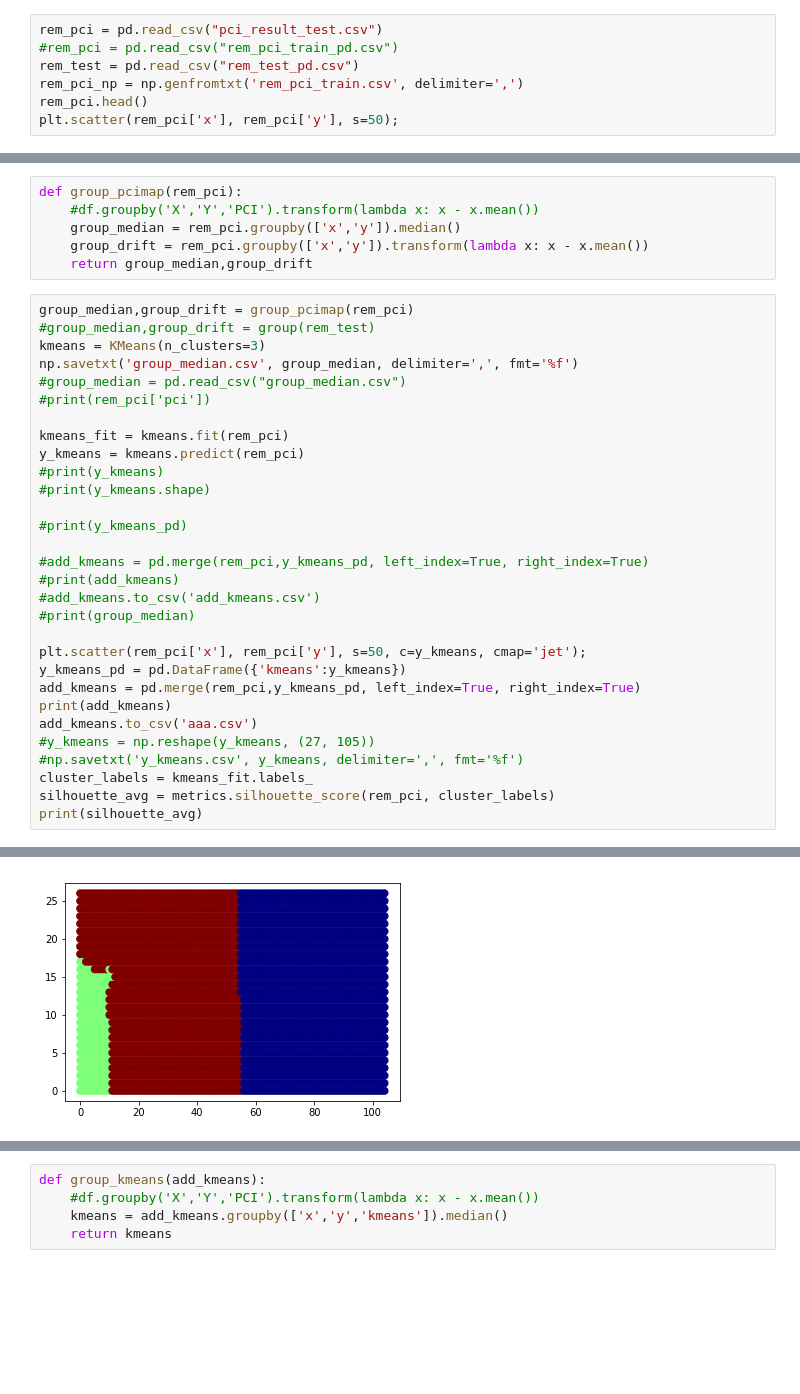
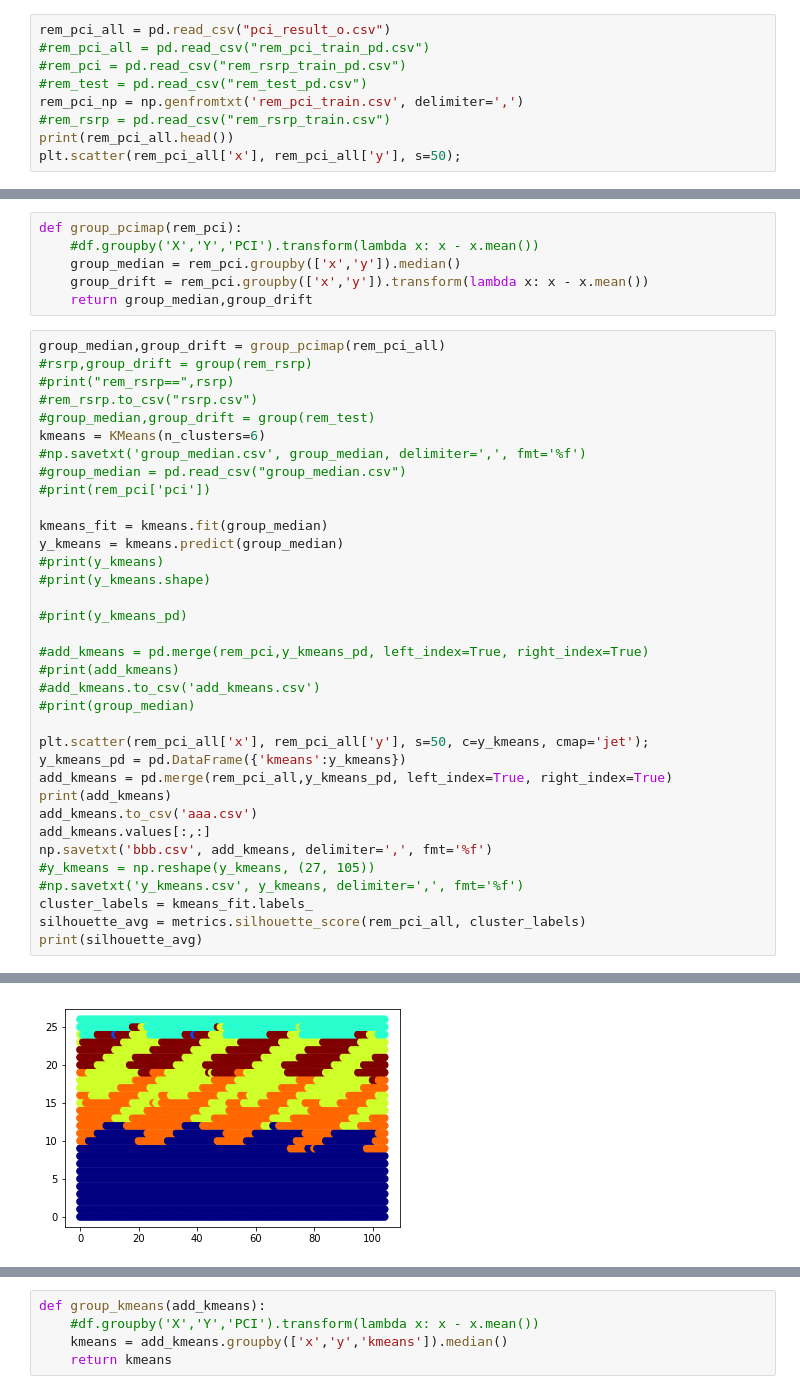
Before and after one commit to KJtiming/RadioMap, a Jupyter notebook: cluster.ipynb, the cells around one changed output, grey strips where cells are left out. Drawn from its saved outputs; the diff is of its cells as text; blank space fills up the shorter version.

Commit message:
cluster

```diff
--- a/cluster.ipynb
+++ b/cluster.ipynb
@@ -35,9 +37,11 @@ from sklearn.mixture import GMM
 #from data_handle import *
 # %%
-rem_pci = pd.read_csv("pci_result_test.csv")
-#rem_pci = pd.read_csv("rem_pci_train_pd.csv")
-rem_test = pd.read_csv("rem_test_pd.csv")
+rem_pci_all = pd.read_csv("pci_result_o.csv")
+#rem_pci_all = pd.read_csv("rem_pci_train_pd.csv")
+#rem_pci = pd.read_csv("rem_rsrp_train_pd.csv")
+#rem_test = pd.read_csv("rem_test_pd.csv")
 rem_pci_np = np.genfromtxt('rem_pci_train.csv', delimiter=',')
-rem_pci.head()
-plt.scatter(rem_pci['x'], rem_pci['y'], s=50);
+#rem_rsrp = pd.read_csv("rem_rsrp_train.csv")
+print(rem_pci_all.head())
+plt.scatter(rem_pci_all['x'], rem_pci_all['y'], s=50);
 # %% [output]
@@ -55,15 +65,18 @@ def group_pcimap(rem_pci):
     group_drift = rem_pci.groupby(['x','y']).transform(lambda x: x - x.mean())
     return group_median,group_drift
 # %%
-group_median,group_drift = group_pcimap(rem_pci)
+group_median,group_drift = group_pcimap(rem_pci_all)
+#rsrp,group_drift = group(rem_rsrp)
+#print("rem_rsrp==",rsrp)
+#rem_rsrp.to_csv("rsrp.csv")
 #group_median,group_drift = group(rem_test)
-kmeans = KMeans(n_clusters=3)
-np.savetxt('group_median.csv', group_median, delimiter=',', fmt='%f')
+kmeans = KMeans(n_clusters=6)
+#np.savetxt('group_median.csv', group_median, delimiter=',', fmt='%f')
 #group_median = pd.read_csv("group_median.csv")
 #print(rem_pci['pci'])
 
-kmeans_fit = kmeans.fit(rem_pci)
-y_kmeans = kmeans.predict(rem_pci)
+kmeans_fit = kmeans.fit(group_median)
+y_kmeans = kmeans.predict(group_median)
 #print(y_kmeans)
 #print(y_kmeans.shape)
 
@@ -74,14 +87,16 @@ y_kmeans = kmeans.predict(rem_pci)
 #add_kmeans.to_csv('add_kmeans.csv')
 #print(group_median)
 
-plt.scatter(rem_pci['x'], rem_pci['y'], s=50, c=y_kmeans, cmap='jet');
+plt.scatter(rem_pci_all['x'], rem_pci_all['y'], s=50, c=y_kmeans, cmap='jet');
 y_kmeans_pd = pd.DataFrame({'kmeans':y_kmeans})
-add_kmeans = pd.merge(rem_pci,y_kmeans_pd, left_index=True, right_index=True)
+add_kmeans = pd.merge(rem_pci_all,y_kmeans_pd, left_index=True, right_index=True)
 print(add_kmeans)
 add_kmeans.to_csv('aaa.csv')
+add_kmeans.values[:,:]
+np.savetxt('bbb.csv', add_kmeans, delimiter=',', fmt='%f')
 #y_kmeans = np.reshape(y_kmeans, (27, 105))
 #np.savetxt('y_kmeans.csv', y_kmeans, delimiter=',', fmt='%f')
 cluster_labels = kmeans_fit.labels_
-silhouette_avg = metrics.silhouette_score(rem_pci, cluster_labels)
+silhouette_avg = metrics.silhouette_score(rem_pci_all, cluster_labels)
 print(silhouette_avg)
 # %% [output]
@@ -105 +120 @@ print(silhouette_avg)
-[figure, old version]
+[figure, new version]
```
Also changed, not shown: parts of 14 cells of this notebook, 5 other files.
